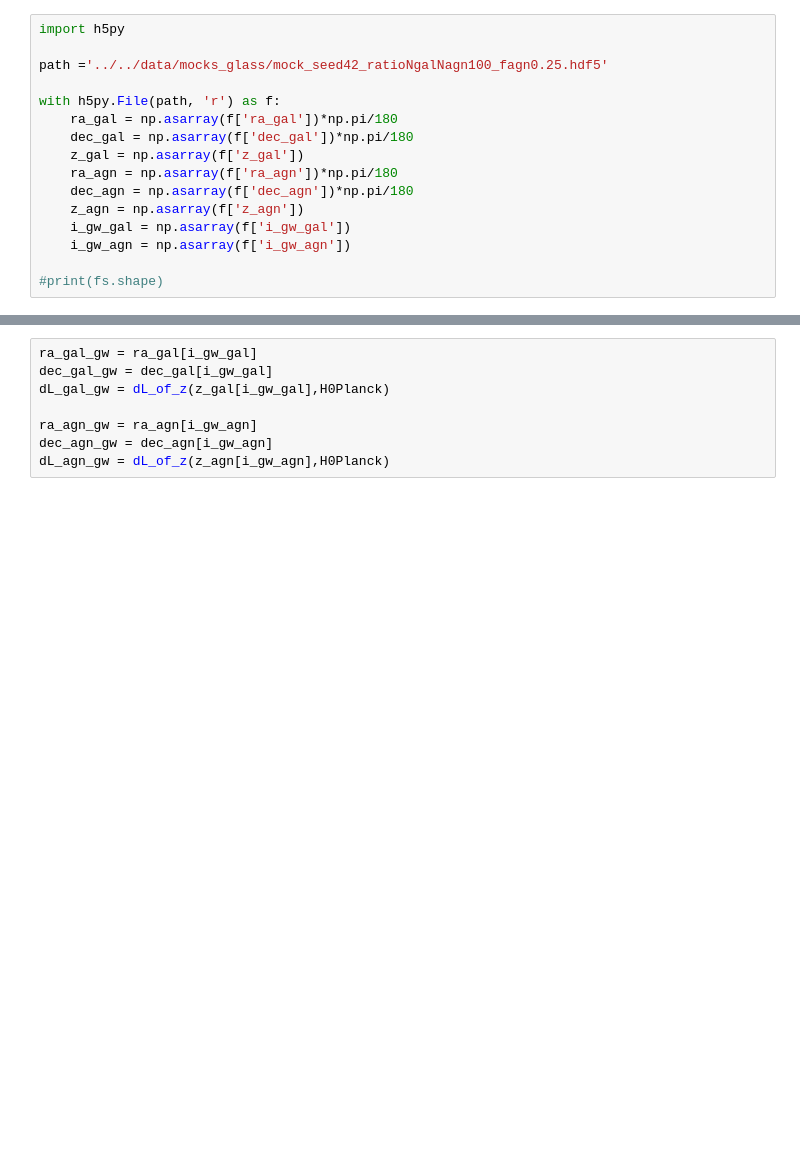
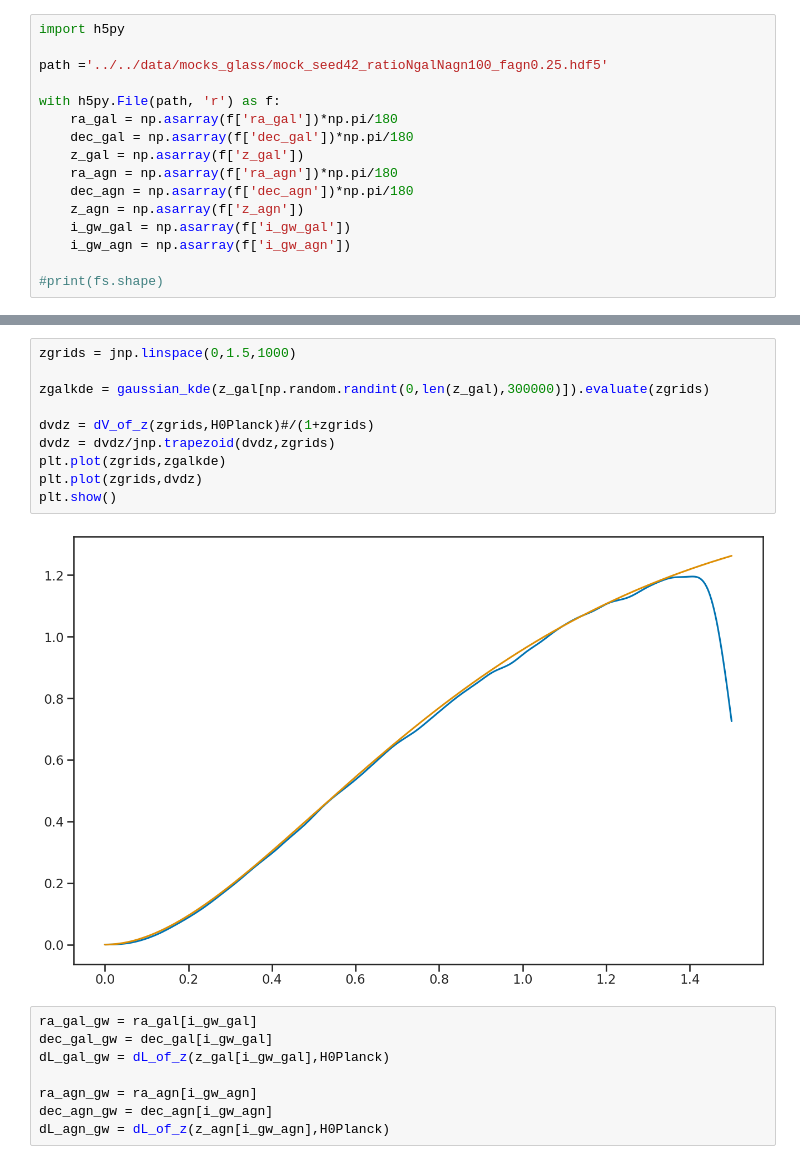
Before and after one commit to kstoreyf/gws-agn, a Jupyter notebook: notebooks/inference/generate_gwsamples.ipynb, the cells around one changed output, grey strips where cells are left out. Saved outputs shown, nothing was run; the diff lists cells and outputs as text; blank space fills up the shorter version.

```diff
--- a/notebooks/inference/generate_gwsamples.ipynb
+++ b/notebooks/inference/generate_gwsamples.ipynb
@@ -111,3 +111,15 @@ def ddL_of_z(z,dL,H0,Om0=Om0Planck):
+# %%
+zgrids = jnp.linspace(0,1.5,1000)
+
+zgalkde = gaussian_kde(z_gal[np.random.randint(0,len(z_gal),300000)]).evaluate(zgrids)
+
+dvdz = dV_of_z(zgrids,H0Planck)#/(1+zgrids)
+dvdz = dvdz/jnp.trapezoid(dvdz,zgrids)
+plt.plot(zgrids,zgalkde)
+plt.plot(zgrids,dvdz)
+plt.show()
+# %% [output]
+[figure, added]
 # %%
 ra_gal_gw = ra_gal[i_gw_gal]
 dec_gal_gw = dec_gal[i_gw_gal]
```
Also changed, not shown: parts of 8 cells of this notebook, 3 other files.
